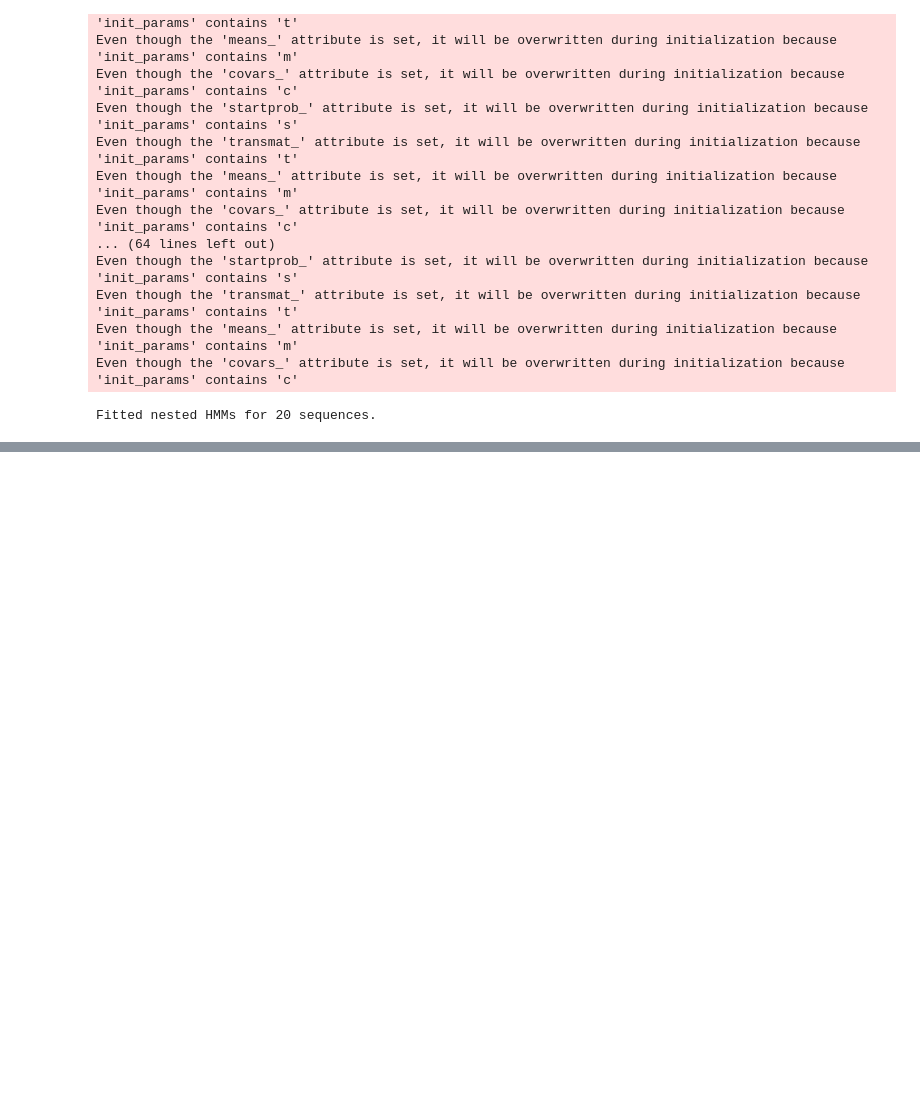
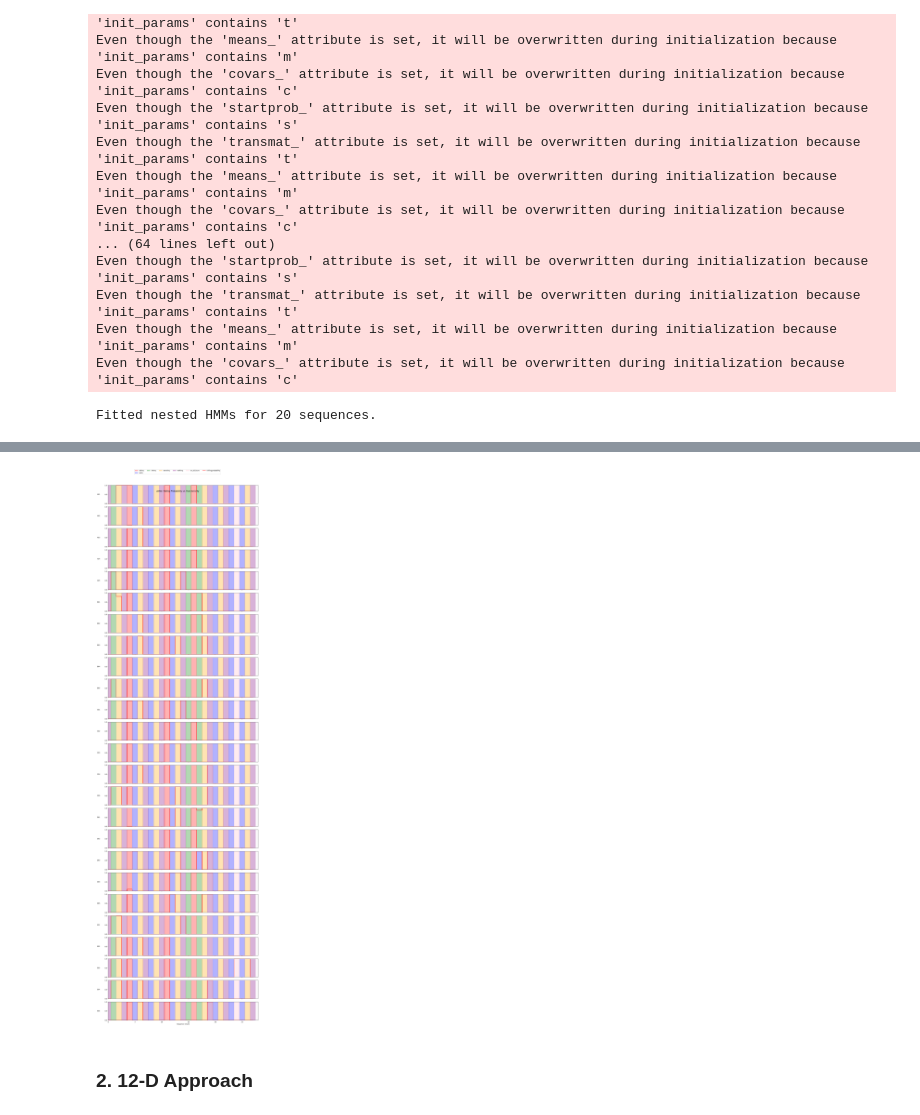
Before and after one commit to XjFa/fall-detection-system, a Jupyter notebook: notebooks/1.model_fitting.ipynb, the cells around one changed output, grey strips where cells are left out. Drawn from its saved outputs; the diff is of its cells as text; code cells hidden in the pictures; blank space fills up the shorter version.

```diff
--- a/notebooks/1.model_fitting.ipynb
+++ b/notebooks/1.model_fitting.ipynb
@@ -829,0 +1008,35 @@ weighted avg       0.97      0.73      0.83     32765
+# %%
+fig, axes = plt.subplots(len(all_timelines_4d), 1, figsize=(15, 2*len(all_timelines_4d)), sharex=True)
+if len(all_timelines_4d) == 1:
+    axes = [axes]
+
+for ax, (subject, y_true, _, falling_probs) in zip(axes, all_timelines_4d):
+    x = np.arange(len(falling_probs))
+
+    # plot true activity as colored background
+    for xi, act in enumerate(y_true):
+        ax.axvspan(xi-0.5, xi+0.5, color=color_map[act], alpha=0.3)
+
+    # plot falling probability
+    ax.step(x, falling_probs, where='mid', color='red', linestyle='-', linewidth=2, label='Falling probability')
+
+    ax.set_ylim(0, 1)
+    ax.set_yticks([0, 0.5, 1])
+    ax.set_ylabel(subject, rotation=0, labelpad=40, fontsize=10, va='center')
+    ax.set_xlim(0, len(falling_probs))
+
+# legend
+handles = [plt.Rectangle((0,0),1,1,color=color_map[a], alpha=0.3) for a in activity_list]
+handles.append(plt.Line2D([0],[0], color='red', lw=2))
+labels = activity_list + ['Falling probability']
+fig.legend(handles, labels, loc='upper center', ncol=len(activity_list), bbox_to_anchor=(0.5, 1.02))
+
+
+plt.xlabel('Sequence chunk')
+plt.suptitle('LOSO: Falling Probability vs True Activity', fontsize=14)
+plt.tight_layout()
+plt.show()
+# %% [output]
+[figure, added]
+# %% [markdown]
+### 2. 12-D Approach
```
Also changed, not shown: parts of 31 cells of this notebook.
